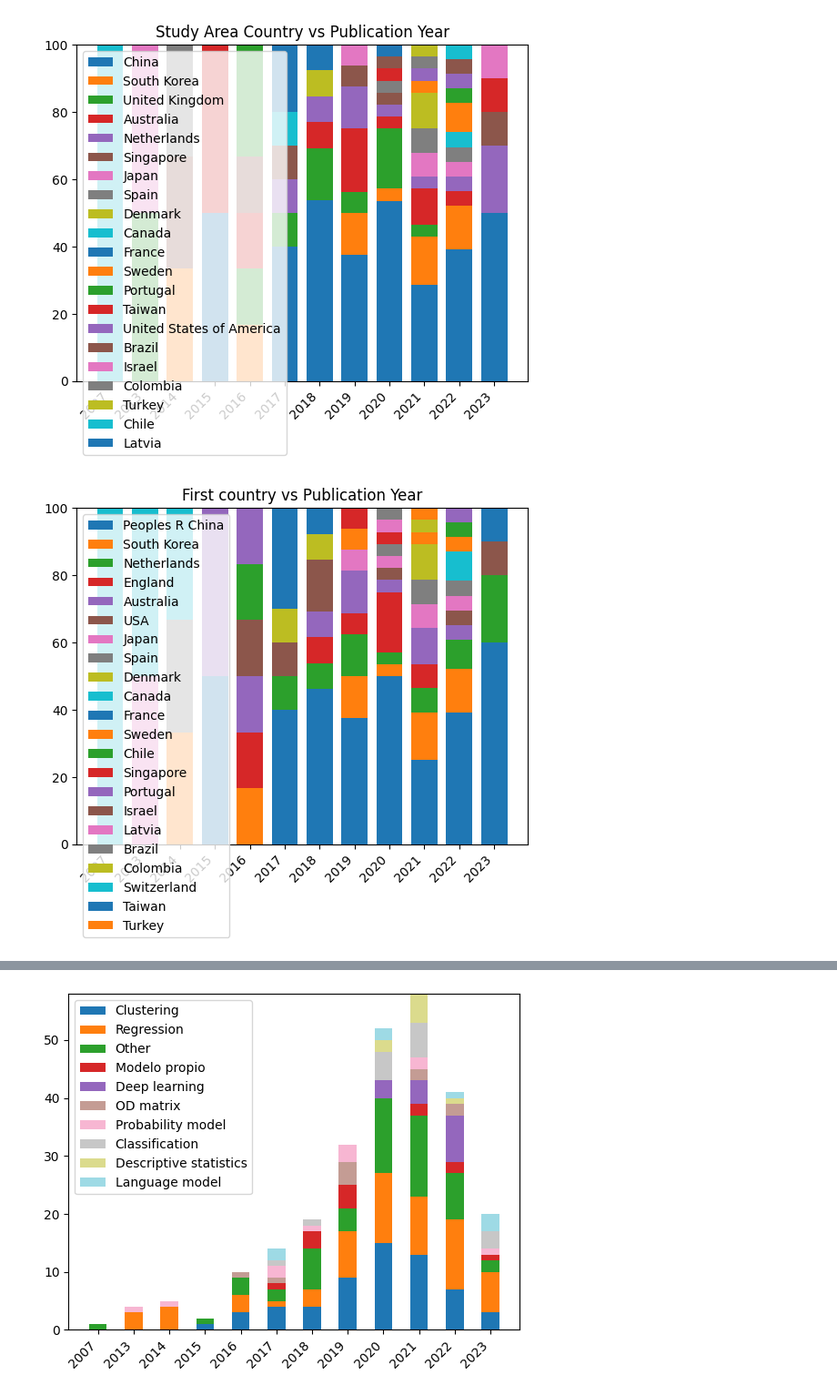
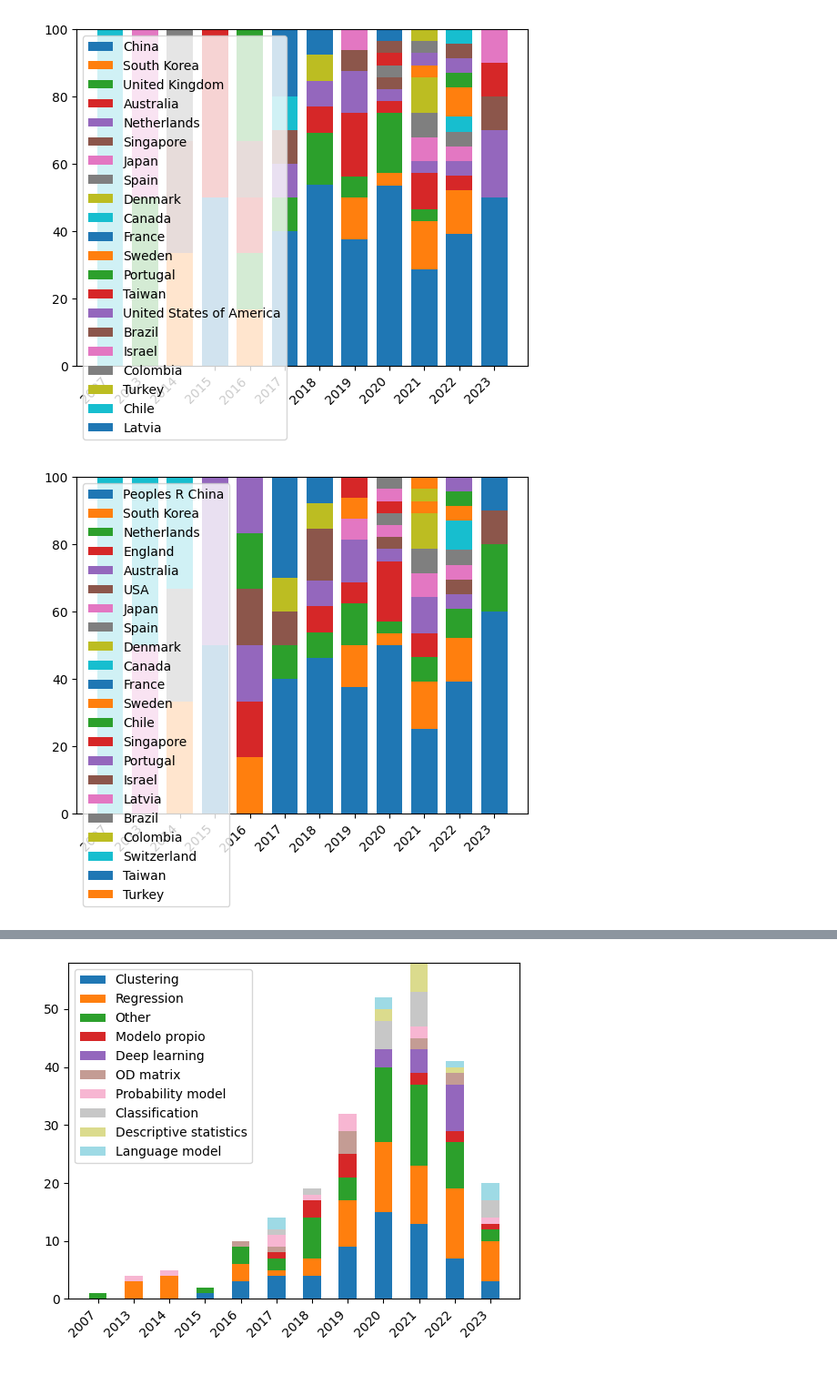
Before and after one commit to GeoTecINIT/smartcard-systematic-mapping-review, a Jupyter notebook: Analisis.ipynb, the cells around one changed output, grey strips where cells are left out. Shown at 91% size. Cells and saved outputs as stored; diff of their text form; code cells hidden in the pictures.

```diff
--- a/Analisis.ipynb
+++ b/Analisis.ipynb
@@ -427,7 +427,7 @@ for column_to_plot in columns_to_plot:
         )
         bottom += weight_count
 
-    ax.set_title(column_to_plot + " vs Publication Year")
+    #ax.set_title(column_to_plot + " vs Publication Year")
     ax.legend(loc="upper left")
     plt.xticks(rotation=45, ha="right")
     plt.savefig("img/test_by_year" + str(column_to_plot) + ".pdf", format="pdf")
@@ -486,7 +486,7 @@ for column_to_plot in columns_to_plot:
             list(map(str, years)), weight_count, width=width, label=x, bottom=bottom
         )
         bottom += weight_count
-    ax.set_title(column_to_plot + " vs Publication Year")
+    #ax.set_title(column_to_plot + " vs Publication Year")
     ax.legend(loc="upper left")
     plt.xticks(rotation=45, ha="right")
     plt.savefig("img/test_normalized" + str(column_to_plot) + ".pdf", format="pdf")
@@ -498,2 +498,2 @@ for column_to_plot in columns_to_plot:
-[figure, old version]
+[figure, new version]
-[figure, old version]
+[figure, new version]
```
Also changed, not shown: parts of 6 cells of this notebook, 35 other files.
